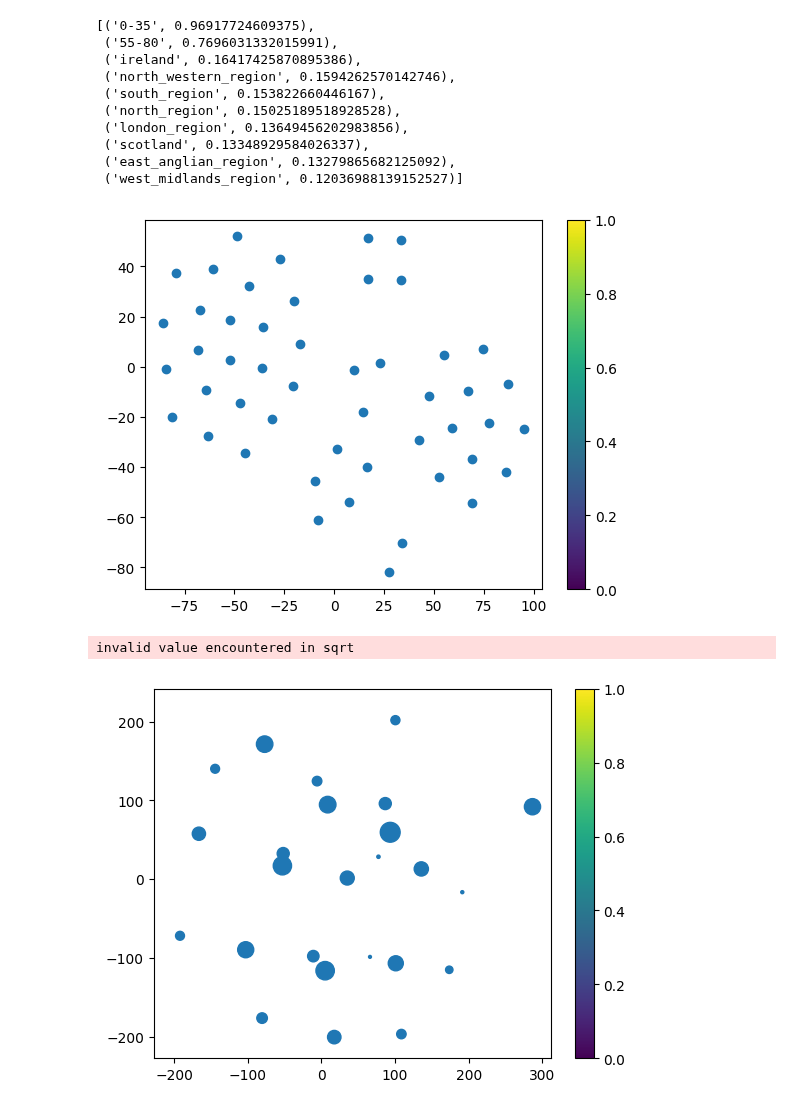
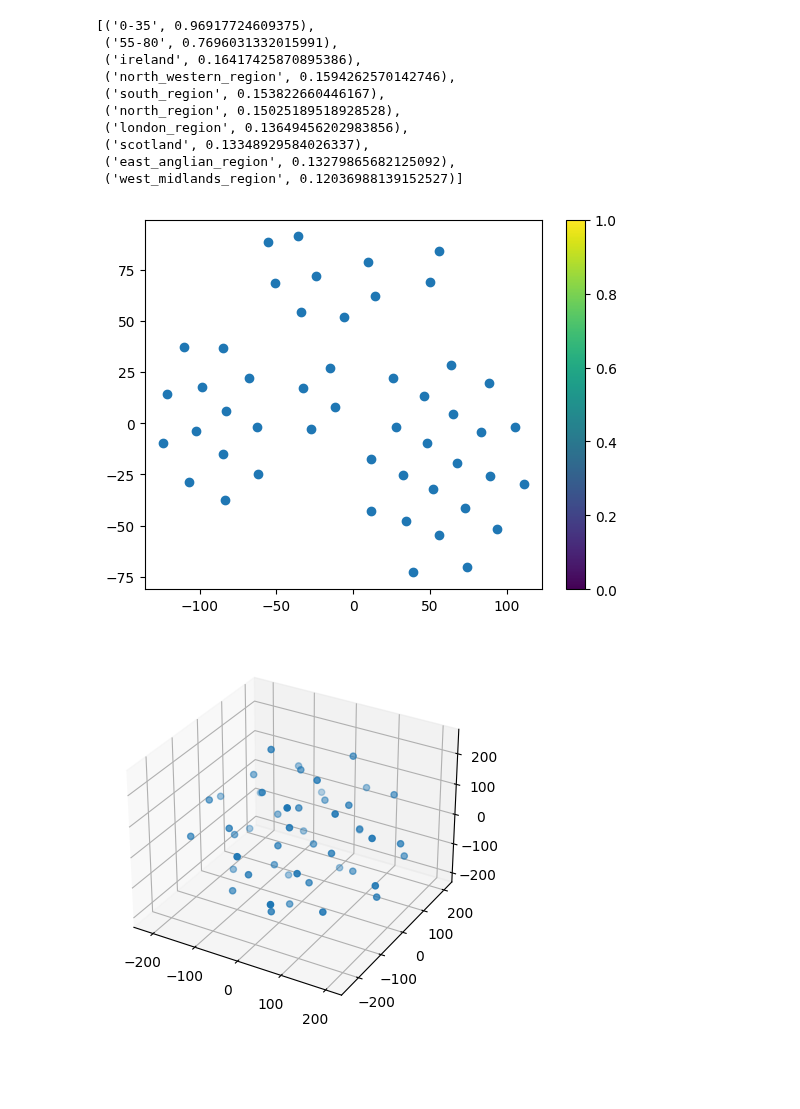
Before and after one commit to ayyildizb17/graduationProject, a Jupyter notebook: main.ipynb, the cells around one changed output. Cells and saved outputs as stored; diff of their text form; code cells hidden in the pictures; blank space fills up the shorter version.

```diff
--- a/main.ipynb
+++ b/main.ipynb
@@ -162,5 +165,7 @@ plot = plot_embeddings3D(x_vals, y_vals,z_vals, labels)
 # %%
 from sklearn.manifold import TSNE
+from mpl_toolkits import mplot3d
+
 
 def run_tsne(data, num_dimensions=2, perplexity=30.0, learning_rate=200.0, num_iterations=1000):
     # Create t-SNE object
@@ -171,44 +176,61 @@ def run_tsne(data, num_dimensions=2, perplexity=30.0, learning_rate=200.0, num_i
 
     return embedded_data
 
-
 def run_tsne3D(data, num_dimensions=3, perplexity=30.0, learning_rate=200.0, num_iterations=1000):
     # Create t-SNE object
     tsne = TSNE(n_components=num_dimensions, perplexity=perplexity, learning_rate=learning_rate, n_iter=num_iterations)
 
     # Run t-SNE on the data
     embedded_data = tsne.fit_transform(data)
 
     return embedded_data
+
 import matplotlib.pyplot as plt
 
 def plot_tsne(embedded_data):
     # Create a scatter plot of the embedded data
     plt.scatter(embedded_data[:, 0], embedded_data[:, 1])
     plt.colorbar()
     plt.show()
 
-def plot_tsne3D(embedded_data):
-    # Create a scatter plot of the embedded data
-    plt.scatter(embedded_data[:, 0], embedded_data[:, 1], embedded_data[:, 2])
-    plt.colorbar()
-    plt.show()
+
+
 
 # Example usage
 import numpy as np
 
 # Generate random data
 data = np.asarray(model.wv.vectors)
 
 # Run t-SNE
 embedded_data = run_tsne(data)
-embedded_data3D = run_tsne3D(data)
 
 # Print the embedded data
 
-plot_tsne(embedded_data)
-plot_tsne3D(embedded_data3D)
+plt = plot_tsne(embedded_data)
+ax = plt.axes(projection ="3d")
+def plot_tsne3D(embedded_data):
+    # Create a scatter plot of the embedded data
+    ax.scatter3D(embedded_data[:, 0], embedded_data[:, 1], embedded_data[:, 2])
+
+    plt.show()
+
+
+
+# Example usage
+import numpy as np
+
+# Generate random data
+data = np.asarray(model.wv.vectors)
+data3d = np.asarray(model.wv.vectors)
+
+
+# Run t-SNE
+embedded_data3d = run_tsne3D(data3d)
+
+# Print the embedded data
+
+plot_tsne3D(embedded_data3d)
 # %% [output]
-[figure, old version]
+[figure, new version]
-invalid value encountered in sqrt
-[figure, old version]
+[figure, new version]
```
Also changed, not shown: parts of 4 cells of this notebook, 17 other files.
